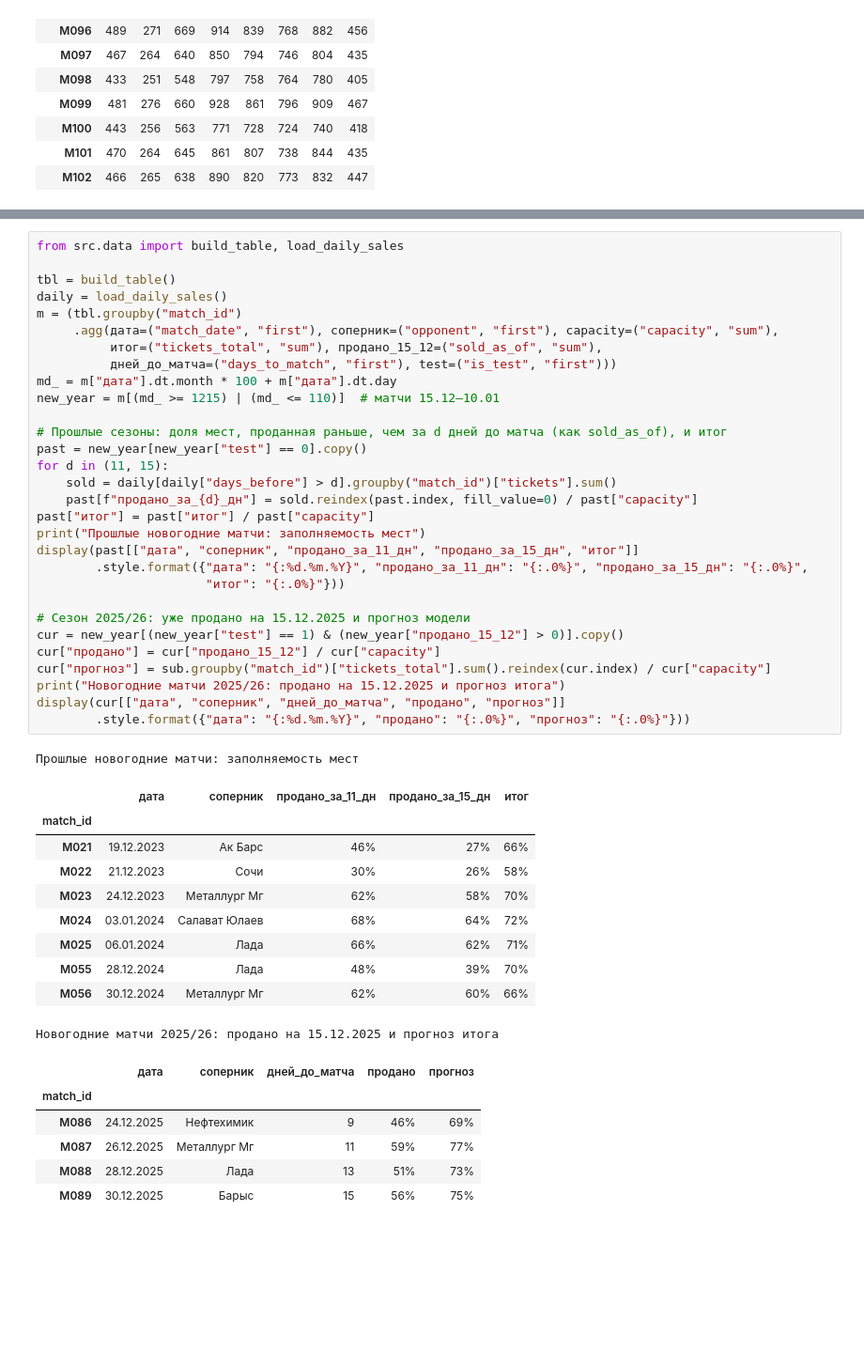
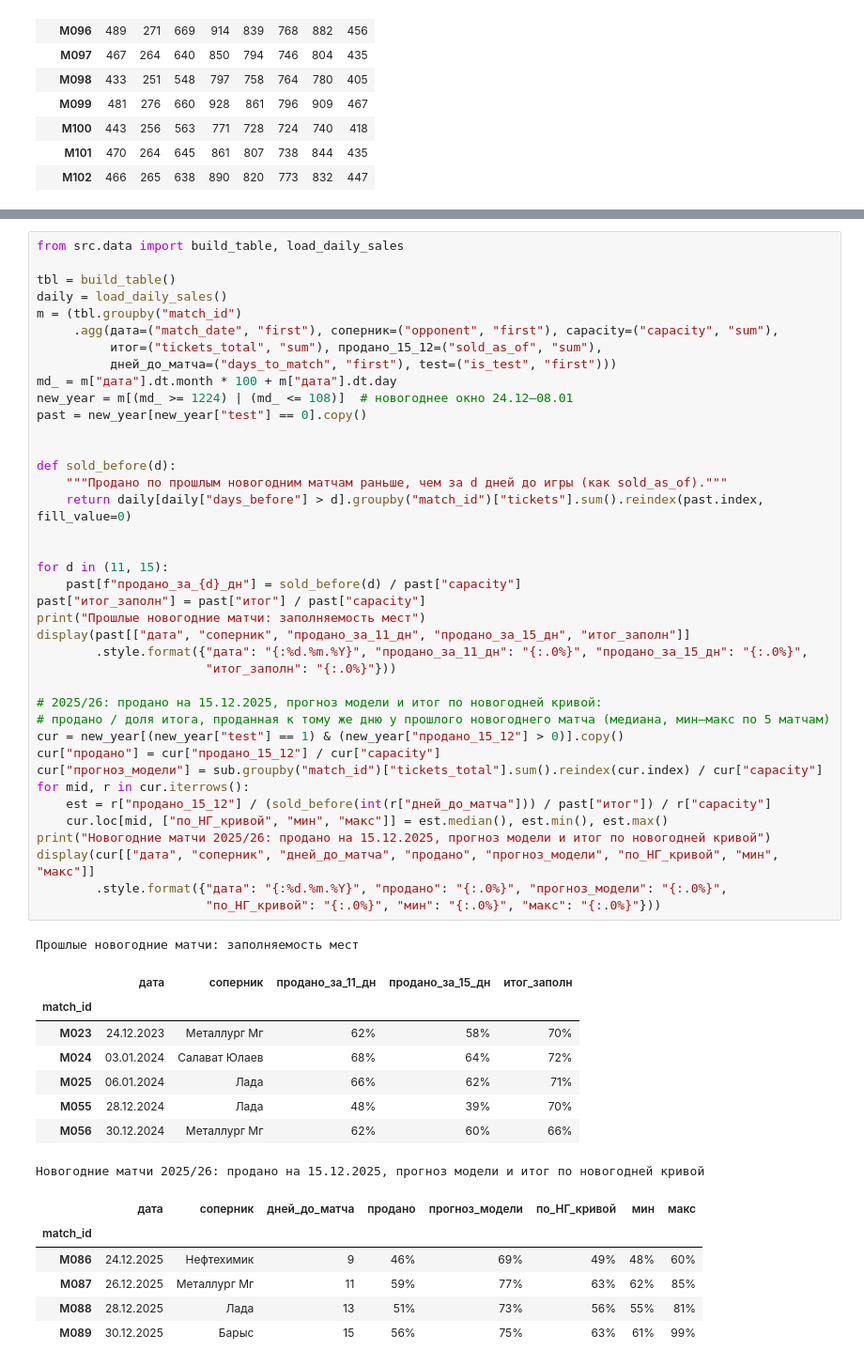
Before and after one commit to shertwg/datamatch-avangard, a Jupyter notebook: notebooks/03_model.ipynb, the cells around one changed output, grey strips where cells are left out. Shown at 94% size. Saved outputs shown, nothing was run; the diff lists cells and outputs as text; blank space fills up the shorter version.

```diff
--- a/notebooks/03_model.ipynb
+++ b/notebooks/03_model.ipynb
@@ -209,48 +219,55 @@ sub.pivot(index="match_id", columns="zone", values="tickets_total")
 # %%
 from src.data import build_table, load_daily_sales
 
 tbl = build_table()
 daily = load_daily_sales()
 m = (tbl.groupby("match_id")
      .agg(дата=("match_date", "first"), соперник=("opponent", "first"), capacity=("capacity", "sum"),
           итог=("tickets_total", "sum"), продано_15_12=("sold_as_of", "sum"),
           дней_до_матча=("days_to_match", "first"), test=("is_test", "first")))
 md_ = m["дата"].dt.month * 100 + m["дата"].dt.day
-new_year = m[(md_ >= 1215) | (md_ <= 110)]  # матчи 15.12–10.01
+new_year = m[(md_ >= 1224) | (md_ <= 108)]  # новогоднее окно 24.12–08.01
+past = new_year[new_year["test"] == 0].copy()
 
-# Прошлые сезоны: доля мест, проданная раньше, чем за d дней до матча (как sold_as_of), и итог
-past = new_year[new_year["test"] == 0].copy()
+
+def sold_before(d):
+    """Продано по прошлым новогодним матчам раньше, чем за d дней до игры (как sold_as_of)."""
+    return daily[daily["days_before"] > d].groupby("match_id")["tickets"].sum().reindex(past.index, fill_value=0)
+
+
 for d in (11, 15):
-    sold = daily[daily["days_before"] > d].groupby("match_id")["tickets"].sum()
-    past[f"продано_за_{d}_дн"] = sold.reindex(past.index, fill_value=0) / past["capacity"]
-past["итог"] = past["итог"] / past["capacity"]
+    past[f"продано_за_{d}_дн"] = sold_before(d) / past["capacity"]
+past["итог_заполн"] = past["итог"] / past["capacity"]
 print("Прошлые новогодние матчи: заполняемость мест")
-display(past[["дата", "соперник", "продано_за_11_дн", "продано_за_15_дн", "итог"]]
+display(past[["дата", "соперник", "продано_за_11_дн", "продано_за_15_дн", "итог_заполн"]]
         .style.format({"дата": "{:%d.%m.%Y}", "продано_за_11_дн": "{:.0%}", "продано_за_15_дн": "{:.0%}",
-                       "итог": "{:.0%}"}))
+                       "итог_заполн": "{:.0%}"}))
 
-# Сезон 2025/26: уже продано на 15.12.2025 и прогноз модели
+# 2025/26: продано на 15.12.2025, прогноз модели и итог по новогодней кривой:
+# продано / доля итога, проданная к тому же дню у прошлого новогоднего матча (медиана, мин–макс по 5 матчам)
 cur = new_year[(new_year["test"] == 1) & (new_year["продано_15_12"] > 0)].copy()
 cur["продано"] = cur["продано_15_12"] / cur["capacity"]
-cur["прогноз"] = sub.groupby("match_id")["tickets_total"].sum().reindex(cur.index) / cur["capacity"]
-print("Новогодние матчи 2025/26: продано на 15.12.2025 и прогноз итога")
-display(cur[["дата", "соперник", "дней_до_матча", "продано", "прогноз"]]
-        .style.format({"дата": "{:%d.%m.%Y}", "продано": "{:.0%}", "прогноз": "{:.0%}"}))
+cur["прогноз_модели"] = sub.groupby("match_id")["tickets_total"].sum().reindex(cur.index) / cur["capacity"]
+for mid, r in cur.iterrows():
+    est = r["продано_15_12"] / (sold_before(int(r["дней_до_матча"])) / past["итог"]) / r["capacity"]
+    cur.loc[mid, ["по_НГ_кривой", "мин", "макс"]] = est.median(), est.min(), est.max()
+print("Новогодние матчи 2025/26: продано на 15.12.2025, прогноз модели и итог по новогодней кривой")
+display(cur[["дата", "соперник", "дней_до_матча", "продано", "прогноз_модели", "по_НГ_кривой", "мин", "макс"]]
+        .style.format({"дата": "{:%d.%m.%Y}", "продано": "{:.0%}", "прогноз_модели": "{:.0%}",
+                       "по_НГ_кривой": "{:.0%}", "мин": "{:.0%}", "макс": "{:.0%}"}))
 # %% [output]
 Прошлые новогодние матчи: заполняемость мест
-|  | дата | соперник | продано_за_11_дн | продано_за_15_дн | итог |
+|  | дата | соперник | продано_за_11_дн | продано_за_15_дн | итог_заполн |
 | match_id |  |  |  |  |  |
-| M021 | 19.12.2023 | Ак Барс | 46% | 27% | 66% |
-| M022 | 21.12.2023 | Сочи | 30% | 26% | 58% |
 | M023 | 24.12.2023 | Металлург Мг | 62% | 58% | 70% |
 | M024 | 03.01.2024 | Салават Юлаев | 68% | 64% | 72% |
 | M025 | 06.01.2024 | Лада | 66% | 62% | 71% |
 | M055 | 28.12.2024 | Лада | 48% | 39% | 70% |
 | M056 | 30.12.2024 | Металлург Мг | 62% | 60% | 66% |
-Новогодние матчи 2025/26: продано на 15.12.2025 и прогноз итога
+Новогодние матчи 2025/26: продано на 15.12.2025, прогноз модели и итог по новогодней кривой
-|  | дата | соперник | дней_до_матча | продано | прогноз |
-| match_id |  |  |  |  |  |
-| M086 | 24.12.2025 | Нефтехимик | 9 | 46% | 69% |
-| M087 | 26.12.2025 | Металлург Мг | 11 | 59% | 77% |
-| M088 | 28.12.2025 | Лада | 13 | 51% | 73% |
-| M089 | 30.12.2025 | Барыс | 15 | 56% | 75% |
+|  | дата | соперник | дней_до_матча | продано | прогноз_модели | по_НГ_кривой | мин | макс |
+| match_id |  |  |  |  |  |  |  |  |
+| M086 | 24.12.2025 | Нефтехимик | 9 | 46% | 69% | 49% | 48% | 60% |
+| M087 | 26.12.2025 | Металлург Мг | 11 | 59% | 77% | 63% | 62% | 85% |
+| M088 | 28.12.2025 | Лада | 13 | 51% | 73% | 56% | 55% | 81% |
+| M089 | 30.12.2025 | Барыс | 15 | 56% | 75% | 63% | 61% | 99% |
```
Also changed, not shown: parts of 1 cell of this notebook.
